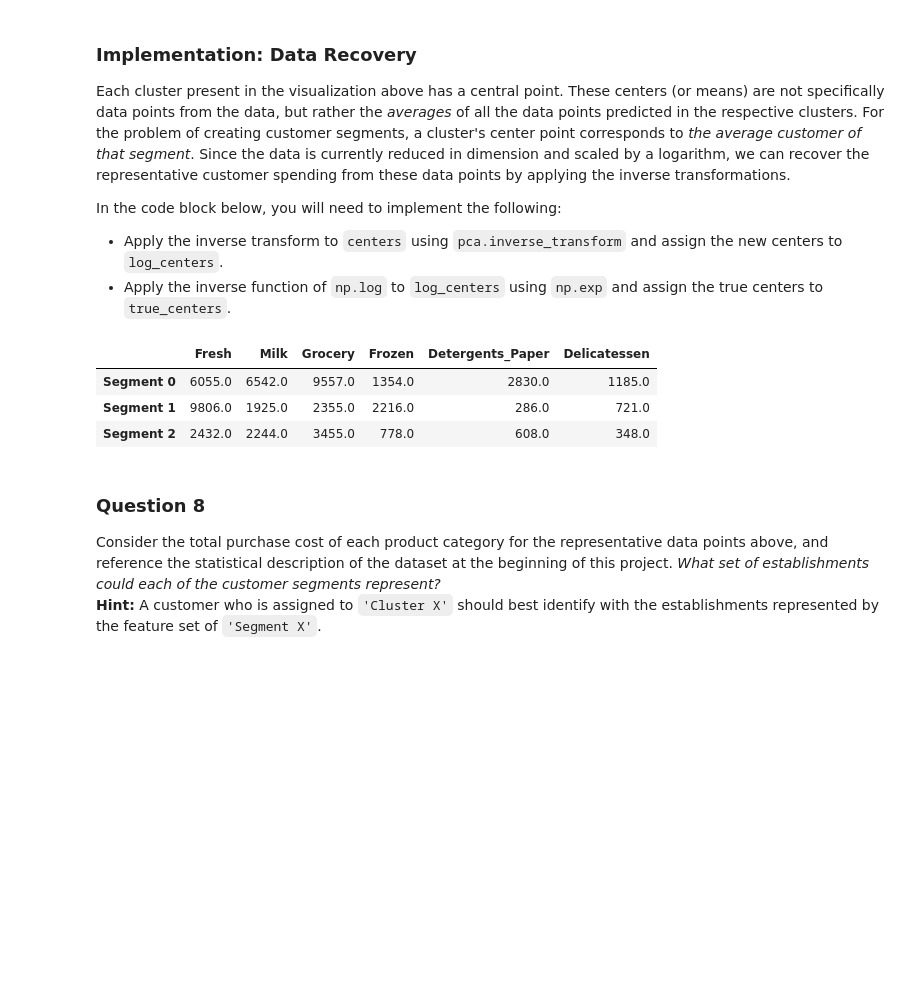
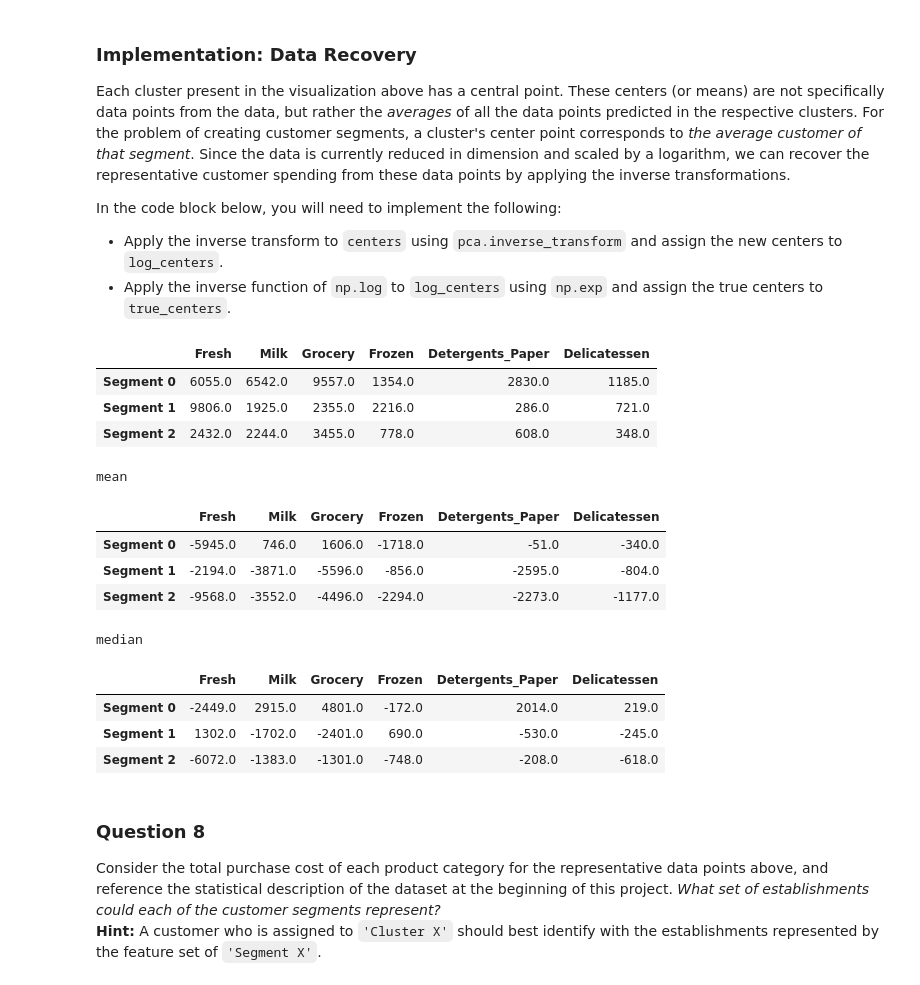
Before and after one commit to luofan18/Udacity-ML-assignment, a Jupyter notebook: customer_segments/customer_segments.ipynb, the cells around one changed output. Saved outputs shown, nothing was run; the diff lists cells and outputs as text; code cells hidden in the pictures; blank space fills up the shorter version.

```diff
--- a/customer_segments/customer_segments.ipynb
+++ b/customer_segments/customer_segments.ipynb
@@ -503,20 +525,34 @@ In the code block below, you will need to implement the following:
 # %%
 # TODO: Inverse transform the centers
 log_centers = pca.inverse_transform(centers)
 
 # TODO: Exponentiate the centers
 true_centers = np.exp(log_centers)
 
 # Display the true centers
 segments = ['Segment {}'.format(i) for i in range(0,len(centers))]
 true_centers = pd.DataFrame(np.round(true_centers), columns = data.keys())
 true_centers.index = segments
 display(true_centers)
+print('mean')
+display(true_centers - data.mean().round())
+print('median')
+display(true_centers - data.median().round())
 # %% [output]
 |  | Fresh | Milk | Grocery | Frozen | Detergents_Paper | Delicatessen |
 | Segment 0 | 6055.0 | 6542.0 | 9557.0 | 1354.0 | 2830.0 | 1185.0 |
 | Segment 1 | 9806.0 | 1925.0 | 2355.0 | 2216.0 | 286.0 | 721.0 |
 | Segment 2 | 2432.0 | 2244.0 | 3455.0 | 778.0 | 608.0 | 348.0 |
+mean
+|  | Fresh | Milk | Grocery | Frozen | Detergents_Paper | Delicatessen |
+| Segment 0 | -5945.0 | 746.0 | 1606.0 | -1718.0 | -51.0 | -340.0 |
+| Segment 1 | -2194.0 | -3871.0 | -5596.0 | -856.0 | -2595.0 | -804.0 |
+| Segment 2 | -9568.0 | -3552.0 | -4496.0 | -2294.0 | -2273.0 | -1177.0 |
+median
+|  | Fresh | Milk | Grocery | Frozen | Detergents_Paper | Delicatessen |
+| Segment 0 | -2449.0 | 2915.0 | 4801.0 | -172.0 | 2014.0 | 219.0 |
+| Segment 1 | 1302.0 | -1702.0 | -2401.0 | 690.0 | -530.0 | -245.0 |
+| Segment 2 | -6072.0 | -1383.0 | -1301.0 | -748.0 | -208.0 | -618.0 |
 # %% [markdown]
 ### Question 8
 Consider the total purchase cost of each product category for the representative data points above, and reference the statistical description of the dataset at the beginning of this project. *What set of establishments could each of the customer segments represent?*
```
Also changed, not shown: parts of 10 cells of this notebook, 1 other file.
